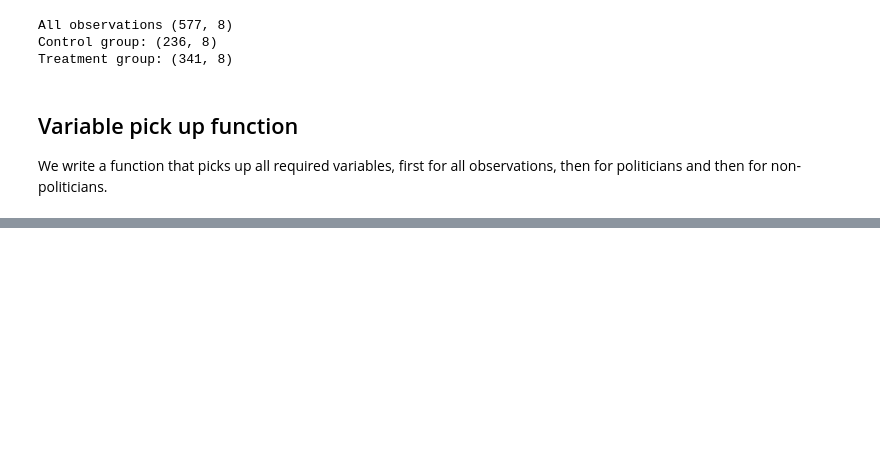
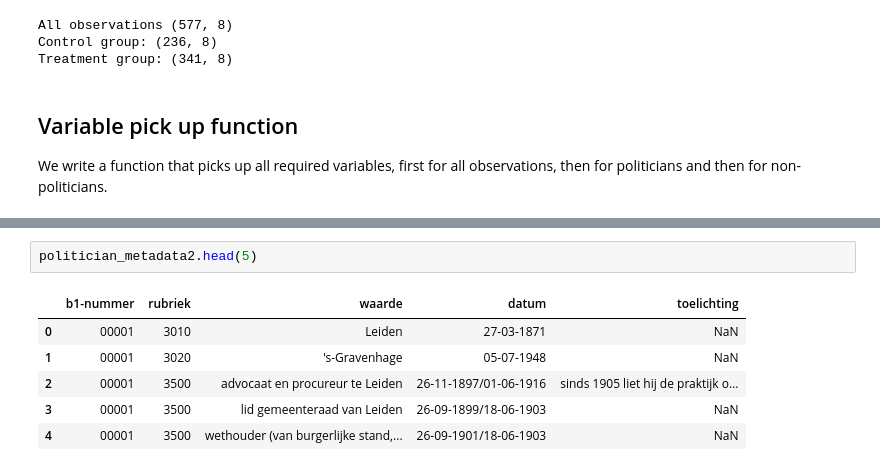
Before and after one commit to basm92/Polrents, a Jupyter notebook: Code/find_remaining_variables.ipynb, the cells around one changed output, grey strips where cells are left out. Saved outputs shown, nothing was run; the diff lists cells and outputs as text; blank space fills up the shorter version.

```diff
--- a/Code/find_remaining_variables.ipynb
+++ b/Code/find_remaining_variables.ipynb
@@ -87 +89,10 @@ electoral_data.head(5)
+# %%
+politician_metadata2.head(5)
+# %% [output]
+|  | b1-nummer | rubriek | waarde | datum | toelichting |
+| 0 | 00001 | 3010 | Leiden | 27-03-1871 | NaN |
+| 1 | 00001 | 3020 | 's-Gravenhage | 05-07-1948 | NaN |
+| 2 | 00001 | 3500 | advocaat en procureur te Leiden | 26-11-1897/01-06-1916 | sinds 1905 liet hij de praktijk o... |
+| 3 | 00001 | 3500 | lid gemeenteraad van Leiden | 26-09-1899/18-06-1903 | NaN |
+| 4 | 00001 | 3500 | wethouder (van burgerlijke stand,... | 26-09-1901/18-06-1903 | NaN |
 # %%
```
Also changed, not shown: parts of 11 cells of this notebook, 2 other files.
